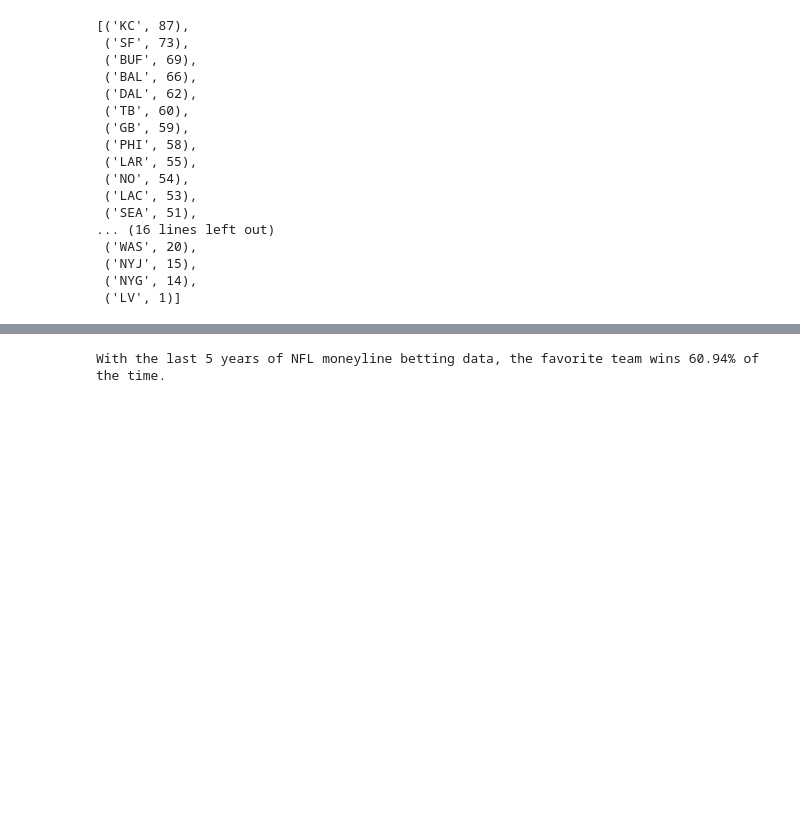
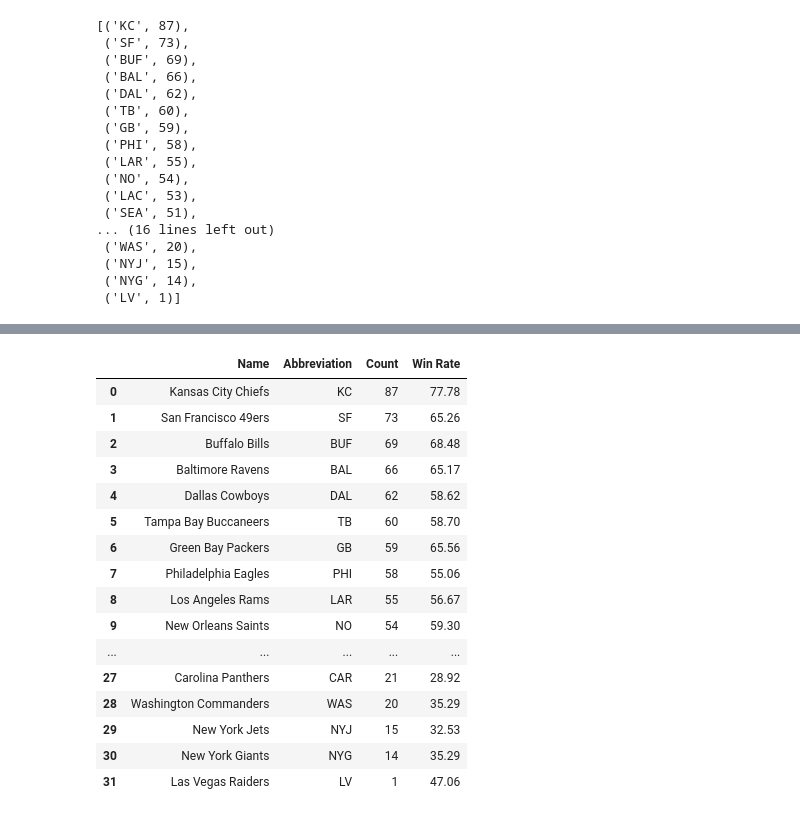
Before and after one commit to tarsian/Group_1-Project_1, a Jupyter notebook: NFL Betting/NFL_betting(Kwangho).ipynb, the cells around one changed output, grey strips where cells are left out. Saved outputs shown, nothing was run; the diff lists cells and outputs as text; code cells hidden in the pictures; blank space fills up the shorter version.

```diff
--- a/NFL Betting/NFL_betting(Kwangho).ipynb
+++ b/NFL Betting/NFL_betting(Kwangho).ipynb
@@ -69,9 +29,9 @@ abbreviation_list
 # %%
 # Data cleaning and filtering
-# Extract data for the last 5 years
 last_5_years_df = spreadspoke_scores_df[spreadspoke_scores_df['schedule_season'] >= 2019]
-
-last_5_years_df
+clean_df = last_5_years_df.drop(columns=['stadium', 'stadium_neutral', 'weather_temperature', 'weather_wind_mph',
+                              'weather_humidity', 'weather_detail', 'spread_favorite', 'over_under_line'])
+clean_df
 # %% [output]
 |  | schedule_date | schedule_season | schedule_week | schedule_playoff | team_home | score_home | score_away | ... |
 | 12411 | 9/5/2019 | 2019 | 1 | False | Chicago Bears | 3 | 10 | ... |
@@ -92,8 +52,8 @@ team_favorite_count_list = []
 team_key_df = pd.DataFrame(nfl_teams_df)
 team_key_df['Abbreviation'] = team_key_df['Abbreviation'].replace('LV', 'LVR')
 
-for team_abbreviation in abbreviation_list:
-    count = last_5_years_df[last_5_years_df['team_favorite_id'] == team_abbreviation].shape[0]
+for team_abbreviation in nfl_teams_df['Abbreviation']:
+    count = clean_df[clean_df['team_favorite_id'] == team_abbreviation].shape[0]
     team_favorite_count_list.append((team_abbreviation, count))
 
 # Sort count from Highest
@@ -122,11 +82,11 @@ team_favorite_count_list
 # Calculate win percentage for each team
 team_win_percentage_list = []
 
-for team_abbreviation in abbreviation_list:
+for team_abbreviation in nfl_teams_df['Name']:
     total_games = 0
     wins = 0
 
-    for index, row in last_5_years_df.iterrows():
+    for index, row in clean_df.iterrows():
         if row['team_home'] == team_abbreviation:
             total_games += 1
             if row['score_home'] > row['score_away']:
@@ -169,12 +129,31 @@ team_win_percentage_list
 # %%
-combined_list = []
+# team_favorite_count_list를 DataFrame으로 변환
+favorite_df = pd.DataFrame(team_favorite_count_list, columns=['Abbreviation', 'Count'])
 
-for team_abbreviation in abbreviation_list:
-    favorite_count = next((count for abbreviation, count in team_favorite_count_list if abbreviation == team_abbreviation), 0)
-    win_percentage = next((percentage for abbreviation, percentage in team_win_percentage_list if abbreviation == team_abbreviation), 0)
+# team_win_percentage_list를 DataFrame으로 변환
+win_percentage_df = pd.DataFrame(team_win_percentage_list, columns=['Name', 'Win Rate'])
 
-    combined_list.append((team_abbreviation, favorite_count, win_percentage))
+# 'Name'을 기준으로 'Abbreviation' 값을 가져오기 위한 딕셔너리 생성
+abbreviation_dict = {'Kansas City Chiefs': 'KC', 'Buffalo Bills': 'BUF', 'Green Bay Packers': 'GB',
+                     'San Francisco 49ers': 'SF', 'Baltimore Ravens': 'BAL', 'New Orleans Saints': 'NO',
+                     'Tampa Bay Buccaneers': 'TB', 'Dallas Cowboys': 'DAL', 'Los Angeles Rams': 'LAR',
+                     'Seattle Seahawks': 'SEA', 'Pittsburgh Steelers': 'PIT', 'Philadelphia Eagles': 'PHI',
+                     'Minnesota Vikings': 'MIN', 'Tennessee Titans': 'TEN', 'Miami Dolphins': 'MIA',
+                     'Cleveland Browns': 'CLE', 'New England Patriots': 'NE', 'Indianapolis Colts': 'IND',
+                     'Cincinnati Bengals': 'CIN', 'Las Vegas Raiders': 'LV', 'Los Angeles Chargers': 'LAC',
+                     'Detroit Lions': 'DET', 'Atlanta Falcons': 'ATL', 'Denver Broncos': 'DEN',
+                     'Arizona Cardinals': 'ARI', 'Chicago Bears': 'CHI', 'Houston Texans': 'HOU',
+                     'New York Giants': 'NYG', 'Washington Commanders': 'WAS', 'Jacksonville Jaguars': 'JAX',
+                     'New York Jets': 'NYJ', 'Carolina Panthers': 'CAR'}
 
-combined_list.sort(key=lambda x: x[1], reverse=True)
-combined_list
+# 'Name'을 기준으로 'Abbreviation' 값을 가져옴
+win_percentage_df['Abbreviation'] = win_percentage_df['Name'].map(abbreviation_dict)
+
+# Merge Dataframes
+combined_df = favorite_df.merge(win_percentage_df, on='Abbreviation')
+
+# Rearrange the DataFrame
+combined_df = pd.DataFrame(combined_df, columns=['Name', 'Abbreviation', 'Count', 'Win Rate'])
+
+combined_df
 # %% [output]
@@ -198,16 +160,17 @@ combined_list
+|  | Name | Abbreviation | Count | Win Rate |
+| 0 | Kansas City Chiefs | KC | 87 | 77.78 |
+| 1 | San Francisco 49ers | SF | 73 | 65.26 |
+| 2 | Buffalo Bills | BUF | 69 | 68.48 |
+| 3 | Baltimore Ravens | BAL | 66 | 65.17 |
+| 4 | Dallas Cowboys | DAL | 62 | 58.62 |
+| 5 | Tampa Bay Buccaneers | TB | 60 | 58.70 |
+| 6 | Green Bay Packers | GB | 59 | 65.56 |
+| 7 | Philadelphia Eagles | PHI | 58 | 55.06 |
+| 8 | Los Angeles Rams | LAR | 55 | 56.67 |
+| 9 | New Orleans Saints | NO | 54 | 59.30 |
+| ... | ... | ... | ... | ... |
+| 27 | Carolina Panthers | CAR | 21 | 28.92 |
+| 28 | Washington Commanders | WAS | 20 | 35.29 |
+| 29 | New York Jets | NYJ | 15 | 32.53 |
+| 30 | New York Giants | NYG | 14 | 35.29 |
+| 31 | Las Vegas Raiders | LV | 1 | 47.06 |
-# %%
-total_games = len(last_5_years_df)
-favorite_wins = 0
-
-for index, row in last_5_years_df.iterrows():
-    if row['team_favorite_id'] == row['team_home'] and row['score_home'] > row['score_away']:
-        favorite_wins += 1
-    elif row['team_favorite_id'] == row['team_away'] and row['score_away'] > row['score_home']:
-        favorite_wins += 1
-
-# Calculate the percentage of games won by the favorite team
-favorite_win_percentage = (favorite_wins / total_games) * 100
-
-print(f"With the last 5 years of NFL moneyline betting data, the favorite team wins {favorite_win_percentage:.2f}% of the time.")
-# %% [output]
-With the last 5 years of NFL moneyline betting data, the favorite team wins 60.94% of the time.
```
Also changed, not shown: parts of 5 cells of this notebook.
